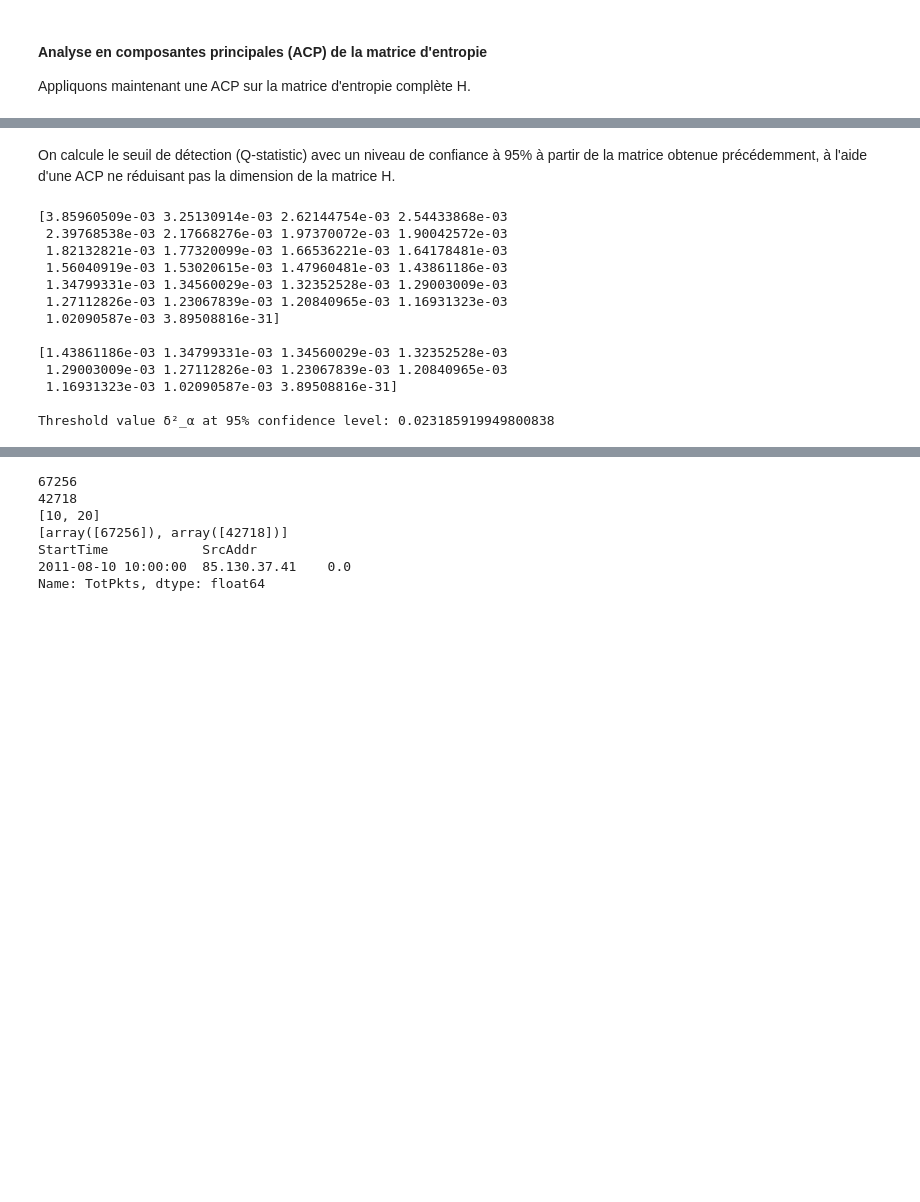
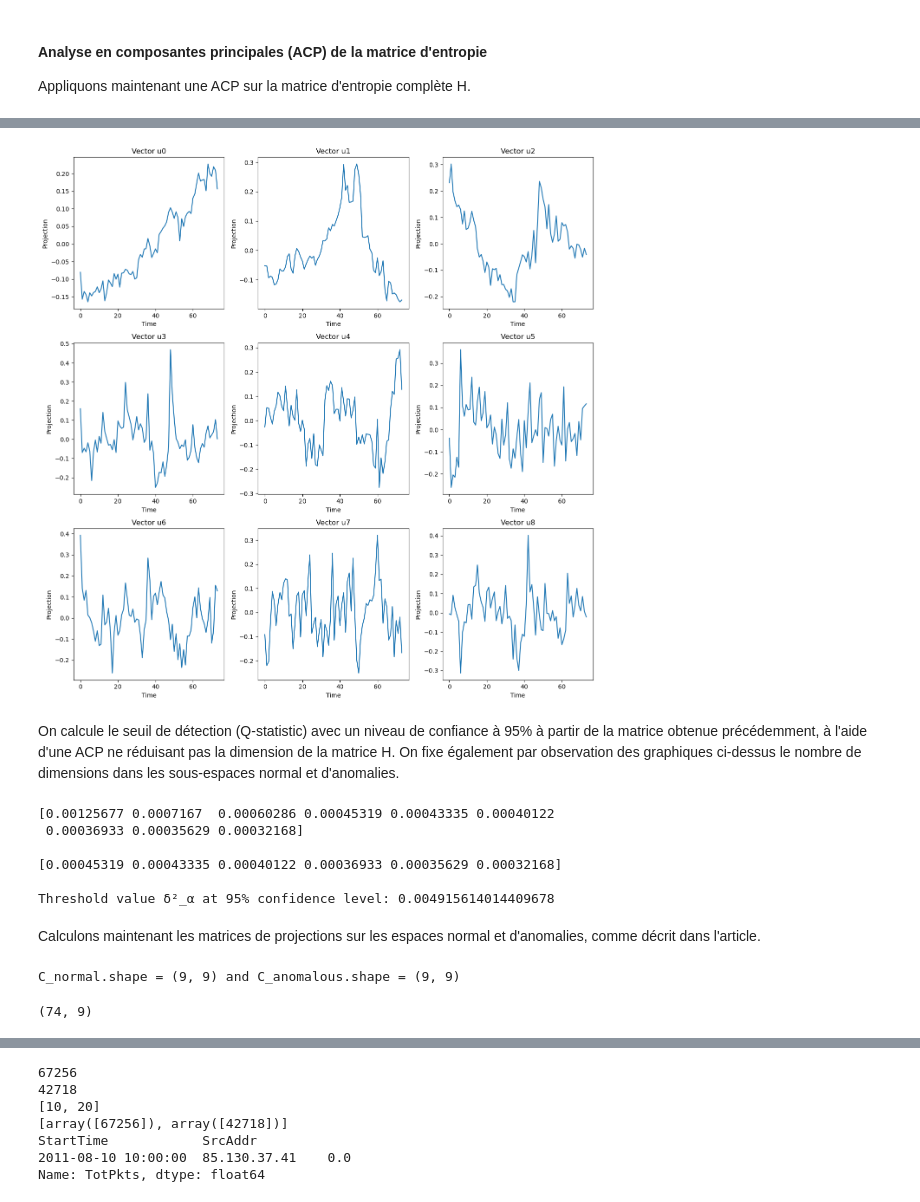
Before and after one commit to Veccoy/DetectIntrusion, a Jupyter notebook: LakhinaEntropy.ipynb, the cells around one changed output, grey strips where cells are left out. Saved outputs shown, nothing was run; the diff lists cells and outputs as text; code cells hidden in the pictures; blank space fills up the shorter version.

```diff
--- a/LakhinaEntropy.ipynb
+++ b/LakhinaEntropy.ipynb
@@ -448,0 +479,9 @@ H_Residual = H - reconstructed_data
+# %%
+# Perform PCA by fitting the data and project them onto the first num_components principal components
+num_components = 73
+pca = PCA(n_components=num_components)
+projected_data = pca.fit_transform(H)
+
+# Compute the orthogonal vectors u_i as defined in the article
+norms = np.linalg.norm(projected_data, axis=0)
+u_vectors = projected_data / norms[np.newaxis, :]
@@ -449,41 +510,63 @@ H_Residual = H - reconstructed_data
+# %%
+fig, axs = plt.subplots(3, 3, figsize=(13,13))
+
+for i in range(num_components):
+    axs[i//3, i%3].plot(u_vectors[:, i])
+    axs[i//3, i%3].set_xlabel("Time")
+    axs[i//3, i%3].set_ylabel("Projection")
+    axs[i//3, i%3].set_title(f"Vector u{i}")
+
+fig.tight_layout()
+# %% [output]
+[figure, added]
 # %% [markdown]
-On calcule le seuil de détection (Q-statistic) avec un niveau de confiance à 95% à partir de la matrice obtenue précédemment, à l'aide d'une ACP ne réduisant pas la dimension de la matrice H.
+On calcule le seuil de détection (Q-statistic) avec un niveau de confiance à 95% à partir de la matrice obtenue précédemment, à l'aide d'une ACP ne réduisant pas la dimension de la matrice H. On fixe également par observation des graphiques ci-dessus le nombre de dimensions dans les sous-espaces normal et d'anomalies.
 # %%
-alpha = ["99%", "95%"]  # For a confidence level of 99%
-c_alpha = [2.33, 1.645]
+# Number of vectors u_i in the normal subspace
+dim_normal_subspace = 3
+
+# We set a confidence level of 95%
+alpha = "95%"
+percentiles = dict(zip(["99%", "95%"], [2.33, 1.645]))
 
 # Get the explained variance ratios from PCA
-explained_variance = pcaQStatistic.explained_variance_
+explained_variance = pca.explained_variance_
 print(explained_variance, "\n")
 
 # Compute the constants φ1, φ2, and φ3
-phi1 = np.sum(explained_variance[num_components:])
-phi2 = np.sum(explained_variance[num_components:] ** 2)
-phi3 = np.sum(explained_variance[num_components:] ** 3)
-print(explained_variance[num_components:], "\n")
+phi1 = np.sum(explained_variance[dim_normal_subspace:])
+phi2 = np.sum(explained_variance[dim_normal_subspace:] ** 2)
+phi3 = np.sum(explained_variance[dim_normal_subspace:] ** 3)
+print(explained_variance[dim_normal_subspace:], "\n")
 
 # Compute h0
 h0 = 1 - ((2 * phi1 * phi3) / (3 * phi2**2))
 
 # Compute δ²_α using the Q-statistic formula
-term1 = (c_alpha[1] * np.sqrt(2 * phi2 * h0**2)) / phi1
-term2 = 1
-term3 = (phi2 * h0 * (h0 - 1)) / phi1**2
-delta_squared_alpha = phi1 * ((term1 + term2 + term3)**(1/h0))
+term1 = (percentiles[alpha] * np.sqrt(2 * phi2 * h0**2)) / phi1
+term2 = (phi2 * h0 * (h0 - 1)) / phi1**2
+delta_squared_alpha = phi1 * ((term1 + 1 + term2)**(1/h0))
 
-print("Threshold value δ²_α at", alpha[1], "confidence level:", delta_squared_alpha)
+print("Threshold value δ²_α at", alpha, "confidence level:", delta_squared_alpha)
 # %% [output]
-[3.85960509e-03 3.25130914e-03 2.62144754e-03 2.54433868e-03
- 2.39768538e-03 2.17668276e-03 1.97370072e-03 1.90042572e-03
- 1.82132821e-03 1.77320099e-03 1.66536221e-03 1.64178481e-03
- 1.56040919e-03 1.53020615e-03 1.47960481e-03 1.43861186e-03
- 1.34799331e-03 1.34560029e-03 1.32352528e-03 1.29003009e-03
- 1.27112826e-03 1.23067839e-03 1.20840965e-03 1.16931323e-03
- 1.02090587e-03 3.89508816e-31]
+[0.00125677 0.0007167  0.00060286 0.00045319 0.00043335 0.00040122
+ 0.00036933 0.00035629 0.00032168]
 
-[1.43861186e-03 1.34799331e-03 1.34560029e-03 1.32352528e-03
- 1.29003009e-03 1.27112826e-03 1.23067839e-03 1.20840965e-03
- 1.16931323e-03 1.02090587e-03 3.89508816e-31]
+[0.00045319 0.00043335 0.00040122 0.00036933 0.00035629 0.00032168]
 
-Threshold value δ²_α at 95% confidence level: 0.023185919949800838
+Threshold value δ²_α at 95% confidence level: 0.004915614014409678
+# %% [markdown]
+Calculons maintenant les matrices de projections sur les espaces normal et d'anomalies, comme décrit dans l'article.
+# %%
+P_normal = projected_data[:dim_normal_subspace, :].T
+C_normal = P_normal.dot(P_normal.T)
+C_anomalous = np.eye(len(C_normal)) - C_normal
+
+print(f"{C_normal.shape = } and {C_anomalous.shape = }")
+# %% [output]
+C_normal.shape = (9, 9) and C_anomalous.shape = (9, 9)
+# %%
+projected_data.shape
+# %% [output]
+(74, 9)
 # %% [markdown]
```
Also changed, not shown: parts of 14 cells of this notebook, 2 other files.
